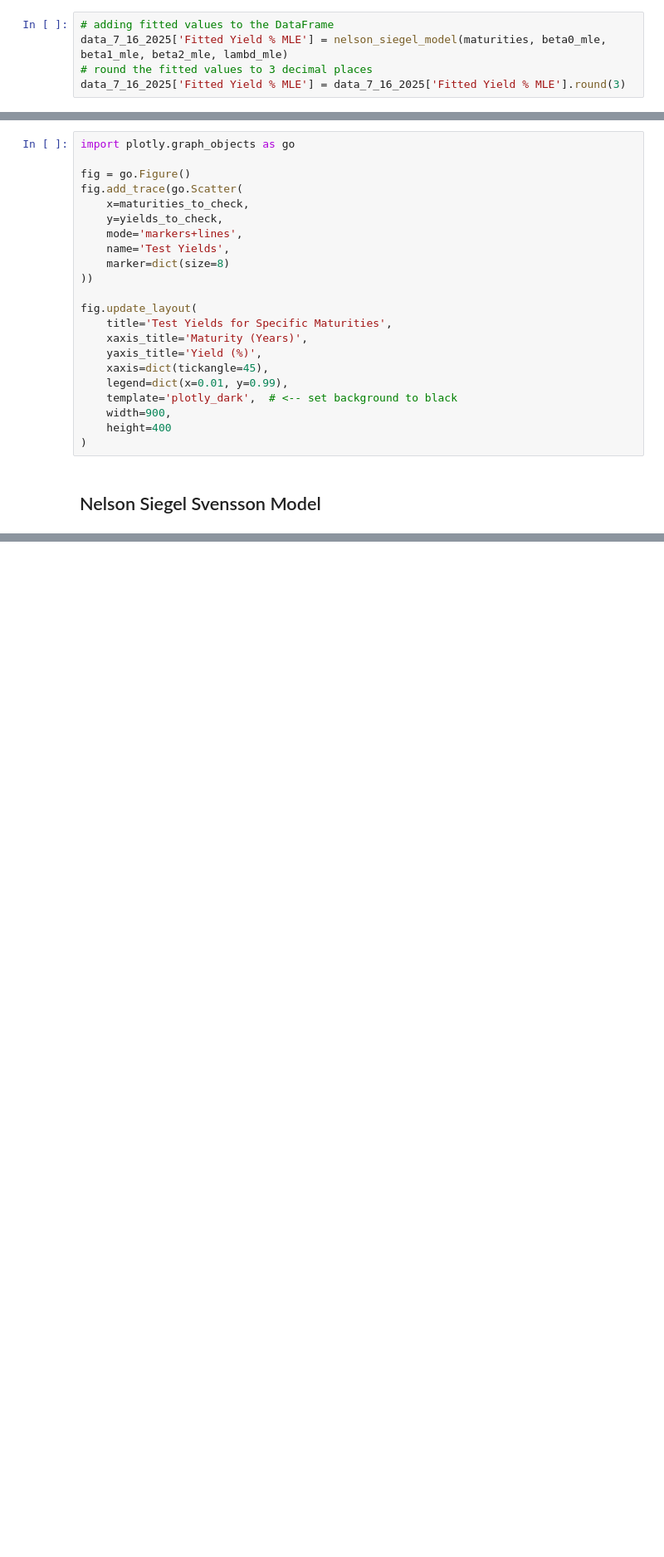
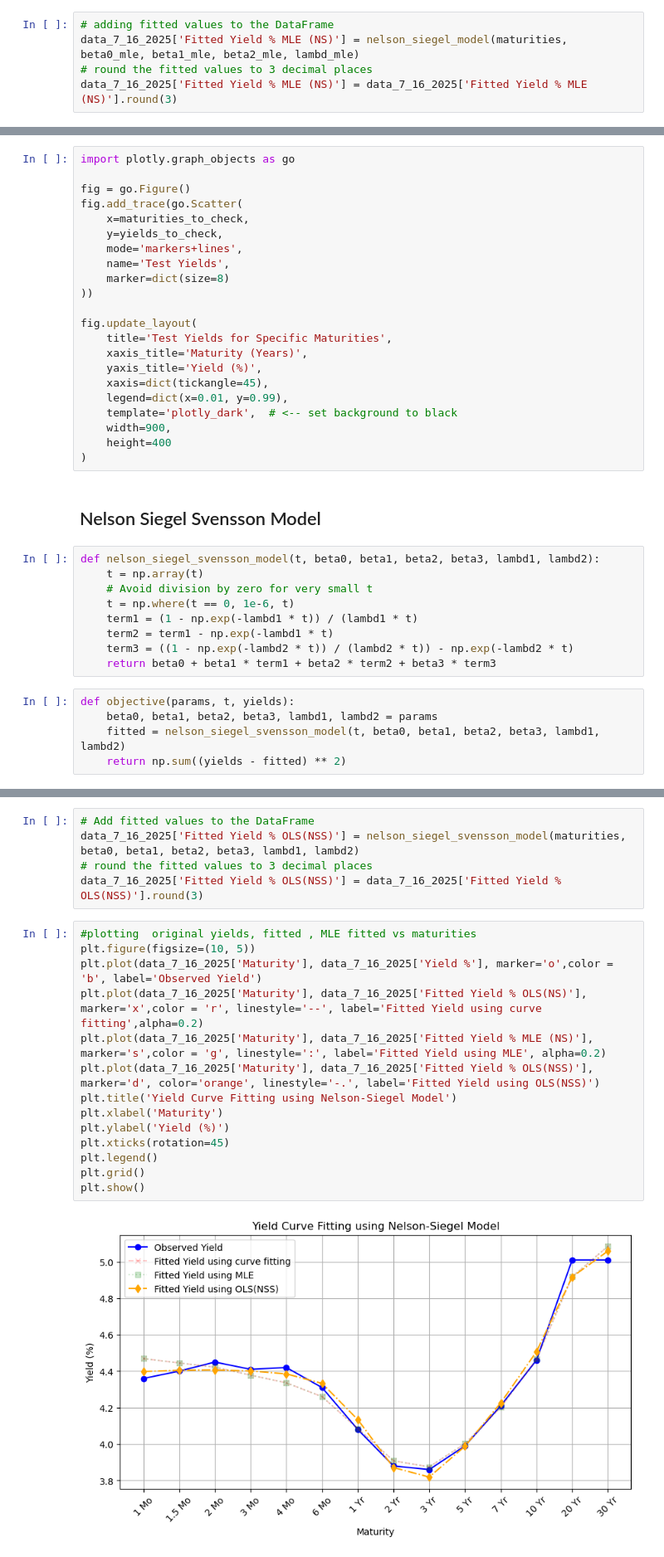
Before and after one commit to niranjan-kamal/yield_curve_and_stochastic_int_rate_modelling, a Jupyter notebook: Yield_curve_modelling.ipynb, the cells around one changed output, grey strips where cells are left out. Shown at 83% size. Saved outputs shown, nothing was run; the diff lists cells and outputs as text; blank space fills up the shorter version.

Commit message:
Final yield curve modelling. Will proceed to next step

```diff
--- a/Yield_curve_modelling.ipynb
+++ b/Yield_curve_modelling.ipynb
@@ -176,9 +198,9 @@ lambda_mle = 0.4512
 sigma_mle = 0.0538
 # %%
 # adding fitted values to the DataFrame
-data_7_16_2025['Fitted Yield % MLE'] = nelson_siegel_model(maturities, beta0_mle, beta1_mle, beta2_mle, lambd_mle)
+data_7_16_2025['Fitted Yield % MLE (NS)'] = nelson_siegel_model(maturities, beta0_mle, beta1_mle, beta2_mle, lambd_mle)
 # round the fitted values to 3 decimal places
-data_7_16_2025['Fitted Yield % MLE'] = data_7_16_2025['Fitted Yield % MLE'].round(3)
+data_7_16_2025['Fitted Yield % MLE (NS)'] = data_7_16_2025['Fitted Yield % MLE (NS)'].round(3)
 # %%
 #plotting  original yields, fitted , MLE fitted vs maturities
 plt.figure(figsize=(10, 5))
@@ -267,3 +289,17 @@ fig.update_layout(
 )
 # %% [markdown]
 ## Nelson Siegel Svensson Model
+# %%
+def nelson_siegel_svensson_model(t, beta0, beta1, beta2, beta3, lambd1, lambd2):
+    t = np.array(t)
+    # Avoid division by zero for very small t
+    t = np.where(t == 0, 1e-6, t)
+    term1 = (1 - np.exp(-lambd1 * t)) / (lambd1 * t)
+    term2 = term1 - np.exp(-lambd1 * t)
+    term3 = ((1 - np.exp(-lambd2 * t)) / (lambd2 * t)) - np.exp(-lambd2 * t)
+    return beta0 + beta1 * term1 + beta2 * term2 + beta3 * term3
+# %%
+def objective(params, t, yields):
+    beta0, beta1, beta2, beta3, lambd1, lambd2 = params
+    fitted = nelson_siegel_svensson_model(t, beta0, beta1, beta2, beta3, lambd1, lambd2)
+    return np.sum((yields - fitted) ** 2)
@@ -269,0 +350,21 @@ fig.update_layout(
+# %%
+# Add fitted values to the DataFrame
+data_7_16_2025['Fitted Yield % OLS(NSS)'] = nelson_siegel_svensson_model(maturities, beta0, beta1, beta2, beta3, lambd1, lambd2)
+# round the fitted values to 3 decimal places
+data_7_16_2025['Fitted Yield % OLS(NSS)'] = data_7_16_2025['Fitted Yield % OLS(NSS)'].round(3)
+# %%
+#plotting  original yields, fitted , MLE fitted vs maturities
+plt.figure(figsize=(10, 5))
+plt.plot(data_7_16_2025['Maturity'], data_7_16_2025['Yield %'], marker='o',color = 'b', label='Observed Yield')
+plt.plot(data_7_16_2025['Maturity'], data_7_16_2025['Fitted Yield % OLS(NS)'], marker='x',color = 'r', linestyle='--', label='Fitted Yield using curve fitting',alpha=0.2)
+plt.plot(data_7_16_2025['Maturity'], data_7_16_2025['Fitted Yield % MLE (NS)'], marker='s',color = 'g', linestyle=':', label='Fitted Yield using MLE', alpha=0.2)
+plt.plot(data_7_16_2025['Maturity'], data_7_16_2025['Fitted Yield % OLS(NSS)'], marker='d', color='orange', linestyle='-.', label='Fitted Yield using OLS(NSS)')
+plt.title('Yield Curve Fitting using Nelson-Siegel Model')
+plt.xlabel('Maturity')
+plt.ylabel('Yield (%)')
+plt.xticks(rotation=45)
+plt.legend()
+plt.grid()
+plt.show()
+# %% [output]
+[figure, added]
```
Also changed, not shown: parts of 11 cells of this notebook.
